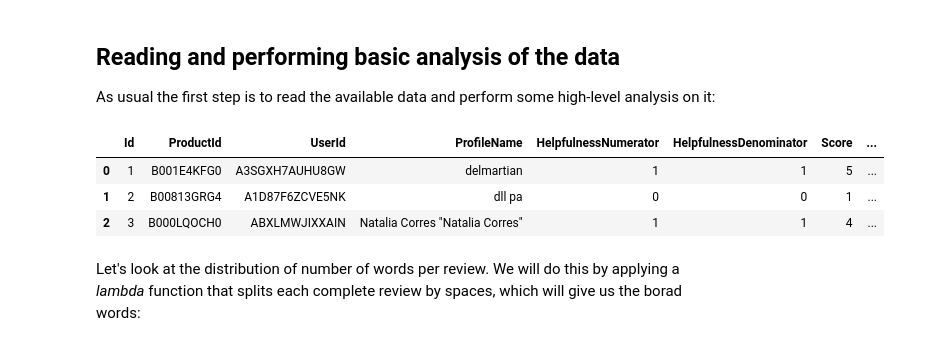
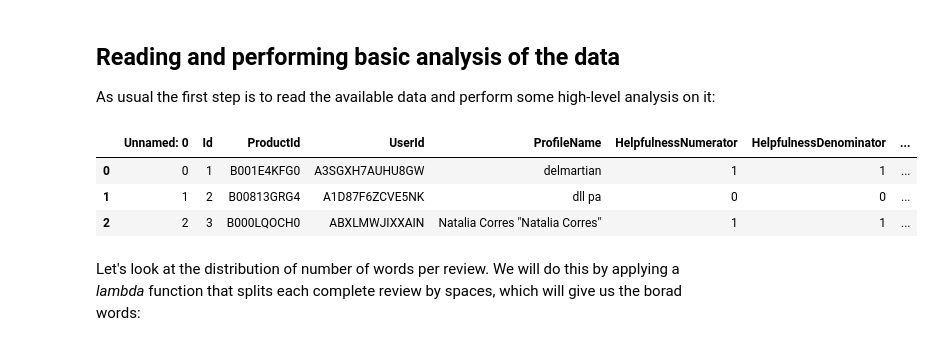
Before and after one commit to juliandariomirandacalle/NLP_Notebooks, a Jupyter notebook: 01-Introduction_NLP/W5_DS_NLP_student.ipynb, the cells around one changed output. Cells and saved outputs as stored; diff of their text form; code cells hidden in the pictures.

```diff
--- a/01-Introduction_NLP/W5_DS_NLP_student.ipynb
+++ b/01-Introduction_NLP/W5_DS_NLP_student.ipynb
@@ -97,13 +97,13 @@ We will be working with a .csv file that contains information about tens of thou
 
 As usual the first step is to read the available data and perform some high-level analysis on it:
 # %%
-amazon_reviews = pd.read_csv('Reviews.csv')
+amazon_reviews = pd.read_csv('https://media.githubusercontent.com/media/juliandariomirandacalle/NLP_Notebooks/master/01-Introduction_NLP/Customer_Reviews.csv')
 amazon_reviews.head(3)
 # %% [output]
-|  | Id | ProductId | UserId | ProfileName | HelpfulnessNumerator | HelpfulnessDenominator | Score | ... |
-| 0 | 1 | B001E4KFG0 | A3SGXH7AUHU8GW | delmartian | 1 | 1 | 5 | ... |
-| 1 | 2 | B00813GRG4 | A1D87F6ZCVE5NK | dll pa | 0 | 0 | 1 | ... |
-| 2 | 3 | B000LQOCH0 | ABXLMWJIXXAIN | Natalia Corres "Natalia Corres" | 1 | 1 | 4 | ... |
+|  | Unnamed: 0 | Id | ProductId | UserId | ProfileName | HelpfulnessNumerator | HelpfulnessDenominator | ... |
+| 0 | 0 | 1 | B001E4KFG0 | A3SGXH7AUHU8GW | delmartian | 1 | 1 | ... |
+| 1 | 1 | 2 | B00813GRG4 | A1D87F6ZCVE5NK | dll pa | 0 | 0 | ... |
+| 2 | 2 | 3 | B000LQOCH0 | ABXLMWJIXXAIN | Natalia Corres "Natalia Corres" | 1 | 1 | ... |
 # %% [markdown]
 Let's look at the distribution of number of words per review. We will do this by applying a *lambda* function that splits each complete review by spaces, which will give us the borad words:
 # %%
```
Also changed, not shown: 1 other file.
